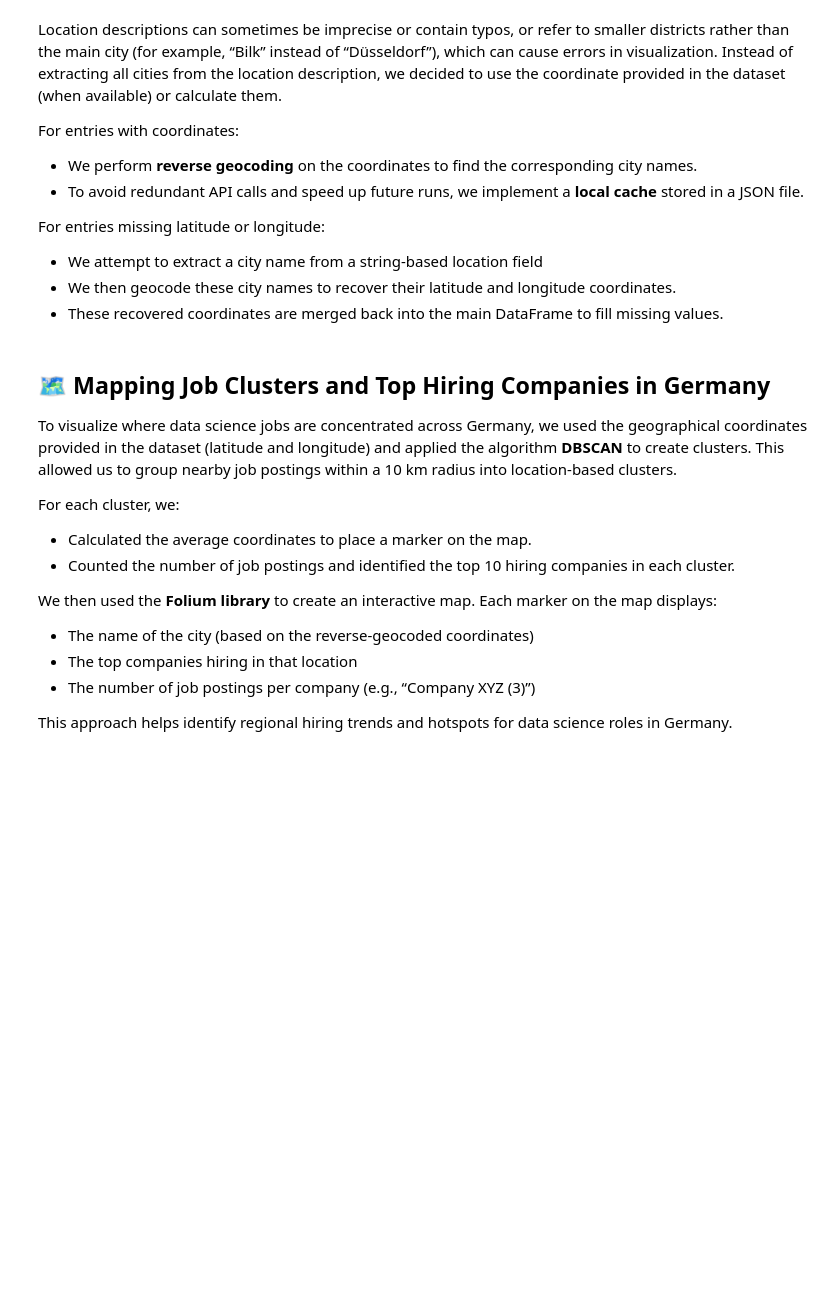
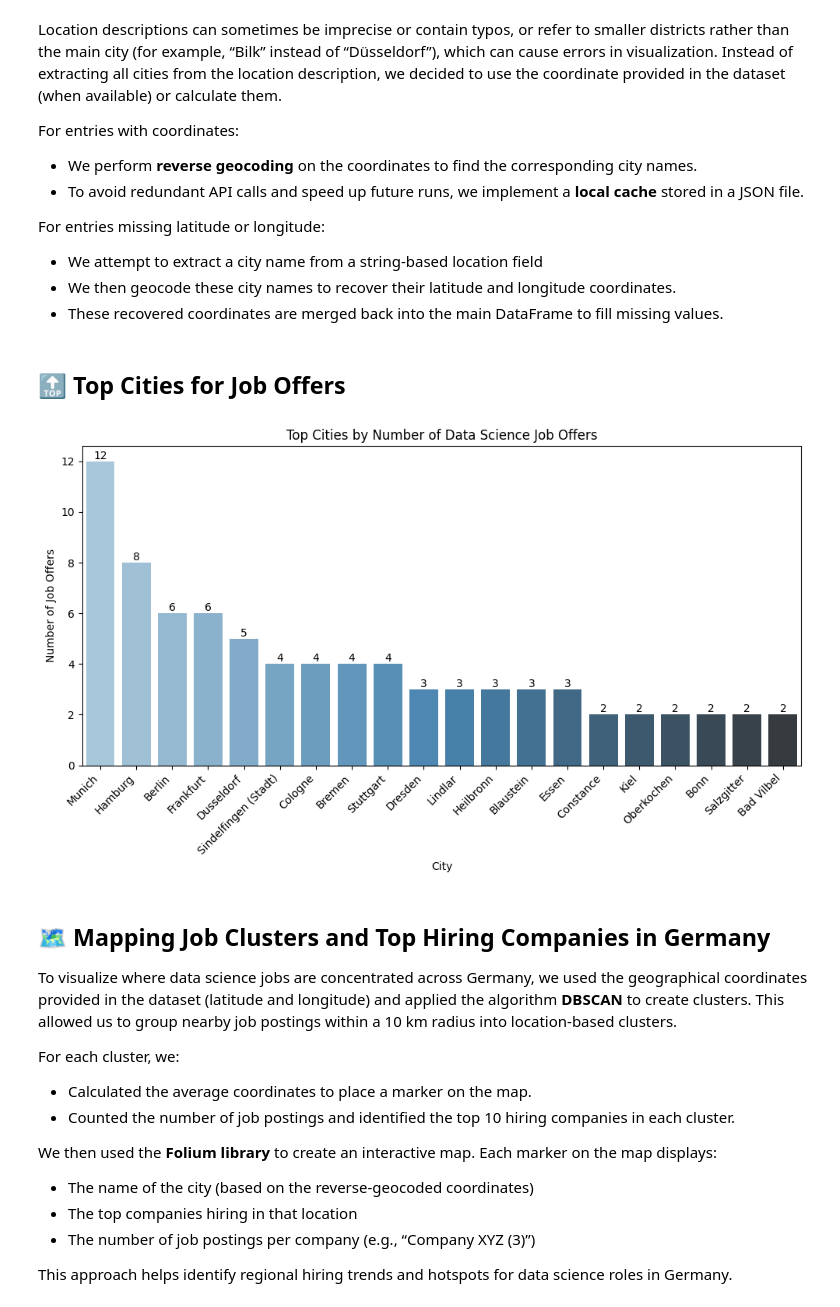
Before and after one commit to Flazoukie/adzuna-scraper-cleaned, a Jupyter notebook: analyze_jobs.ipynb, the cells around one changed output. Cells and saved outputs as stored; diff of their text form; code cells hidden in the pictures; blank space fills up the shorter version.

Commit message:
add script for analysis and visualization

```diff
--- a/analyze_jobs.ipynb
+++ b/analyze_jobs.ipynb
@@ -213,6 +213,29 @@ df["longitude"] = df["longitude"].fillna(df["longitude_recovered"])
 
 # Final cleanup
 df = df.drop(columns=["latitude_recovered", "longitude_recovered"])
+# %% [markdown]
+## 🔝 Top Cities for Job Offers
+# %%
+## Top 20 Cities for Job Offers
+
+top_cities = df_coords["city"].value_counts().head(20).reset_index() # get top 20
+top_cities.columns = ["city", "count"]
+
+plt.figure(figsize=(10, 6))
+ax = sns.barplot(data=top_cities, x="city", y="count", palette="Blues_d", hue="city", legend=False)
+
+# Add annotations
+for i, row in top_cities.iterrows():
+    ax.text(i, row["count"], str(row["count"]), ha='center', va='bottom', fontsize=10)
+
+plt.title("Top Cities by Number of Data Science Job Offers")
+plt.xticks(rotation=45, ha="right")
+plt.xlabel("City")
+plt.ylabel("Number of Job Offers")
+plt.tight_layout()
+plt.show()
+# %% [output]
+[figure, added]
 # %% [markdown]
 ## 🗺️ Mapping Job Clusters and Top Hiring Companies in Germany
 To visualize where data science jobs are concentrated across Germany, we used the geographical coordinates provided in the dataset (latitude and longitude) and applied the algorithm **DBSCAN** to create clusters. This allowed us to group nearby job postings within a 10 km radius into location-based clusters.
```
